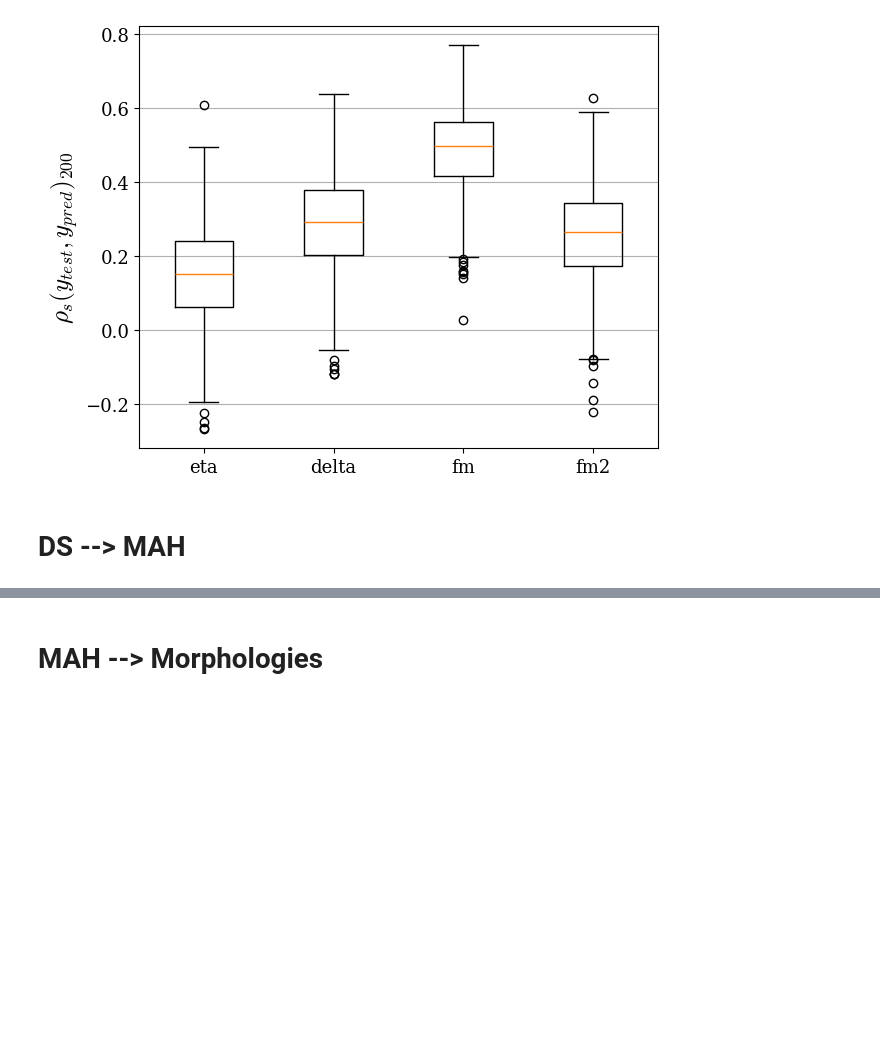
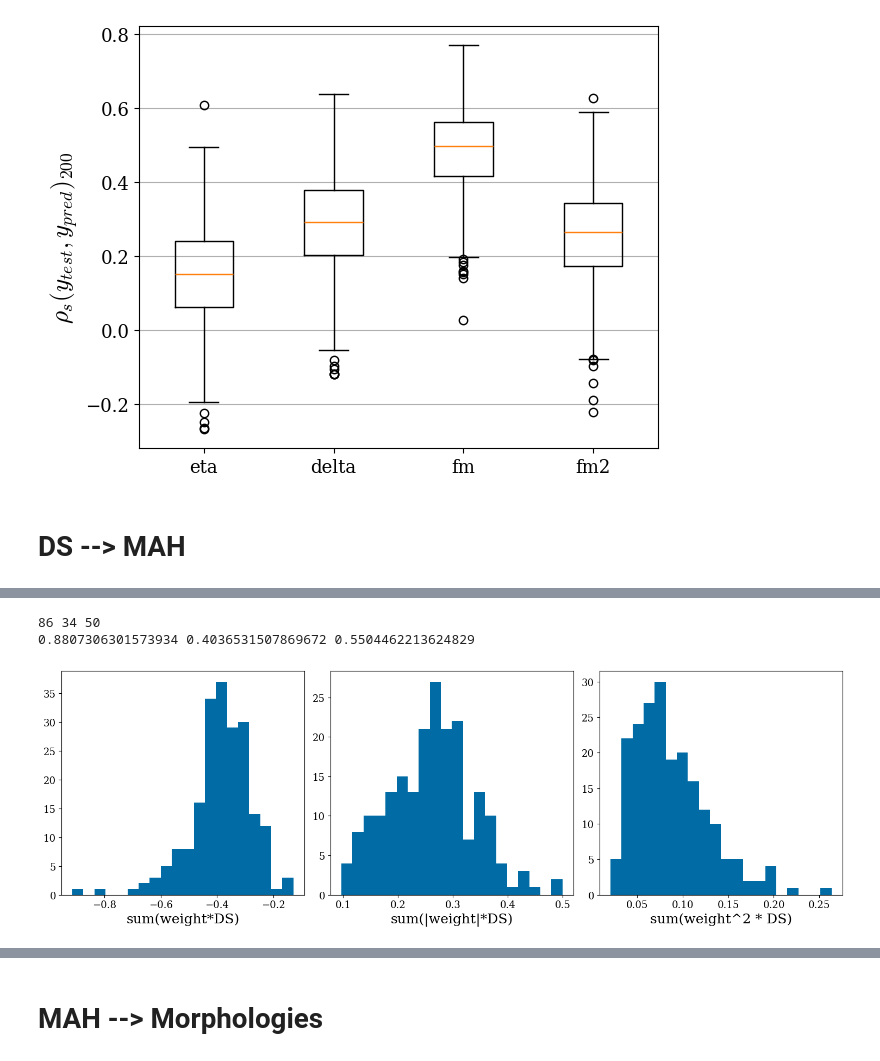
Before and after one commit to Kabelo-T/cluster_morph, a Jupyter notebook: multicam.ipynb, the cells around one changed output, grey strips where cells are left out. Cells and saved outputs as stored; diff of their text form; code cells hidden in the pictures; blank space fills up the shorter version.

Commit message:
scored MultiCAM coeffs

```diff
--- a/multicam.ipynb
+++ b/multicam.ipynb
@@ -177,0 +179,50 @@ print(f'{end - start:.1f}s')
+# %%
+x = np.vstack([df['eta_200[3]'], df['delta_200[4]'],
+              df['fm_200[5]'], df['fm2_200[6]'], df['3d']]).T
+y = mah
+n_targets = y.shape[1]
+n_features = x.shape[1]
+n_regions = x.shape[0]
+rng = np.random.default_rng(0)
+train_idx, test_idx = get_tt_indices(
+    n_points=n_regions, rng=rng, test_ratio=0.25)
+x_train = x[train_idx]
+x_test = x[test_idx]
+y_train = y[train_idx]
+y_test = y[test_idx]
+mv_model = MultiCAM(n_features, n_targets)
+mv_model.fit(x_train, y_train)
+# %%
+feature_array = np.array([df['eta_200[3]'], df['delta_200[4]'],
+                          df['fm_200[5]'], df['fm2_200[6]'], df['3d']]).T
+coeff = mv_model.reg.coef_
+abs_coeff = np.abs(coeff)
+sq_coeff = coeff**2
+coeff_sums = np.sum(coeff, axis=1)
+abs_sums = np.sum(abs_coeff, axis=1)
+sq_sums = np.sum(sq_coeff, axis=1)
+# where i expect to see the most impact from features
+indx = np.argmin(coeff_sums)
+aindx = np.argmax(abs_sums)
+sqindx = np.argmax(sq_sums)
+print(indx, aindx, sqindx)
+print(common_aexp[indx], common_aexp[aindx], common_aexp[sqindx])
+
+wsum_ds = feature_array.dot(coeff.T)    # (n_regions, scale)
+abs_wsum_ds = feature_array.dot(abs_coeff.T)
+sq_wsum_ds = feature_array.dot(sq_coeff.T)
+# %% [output]
+86 34 50
+0.8807306301573934 0.4036531507869672 0.5504462213624829
+# %%
+fig, axs = plt.subplots(1, 3, figsize=(15, 5))
+axs[0].hist(wsum_ds[:, indx], bins=20)
+axs[0].set_xlabel('sum(weight*DS)')
+axs[1].hist(abs_wsum_ds[:, aindx], bins=20)
+axs[1].set_xlabel('sum(|weight|*DS)')
+axs[2].hist(sq_wsum_ds[:, sqindx], bins=20)
+axs[2].set_xlabel('sum(weight^2 * DS)')
+plt.tight_layout()
+plt.show()
+# %% [output]
+[figure, added]
```
Also changed, not shown: parts of 29 cells of this notebook, 2 other files.
